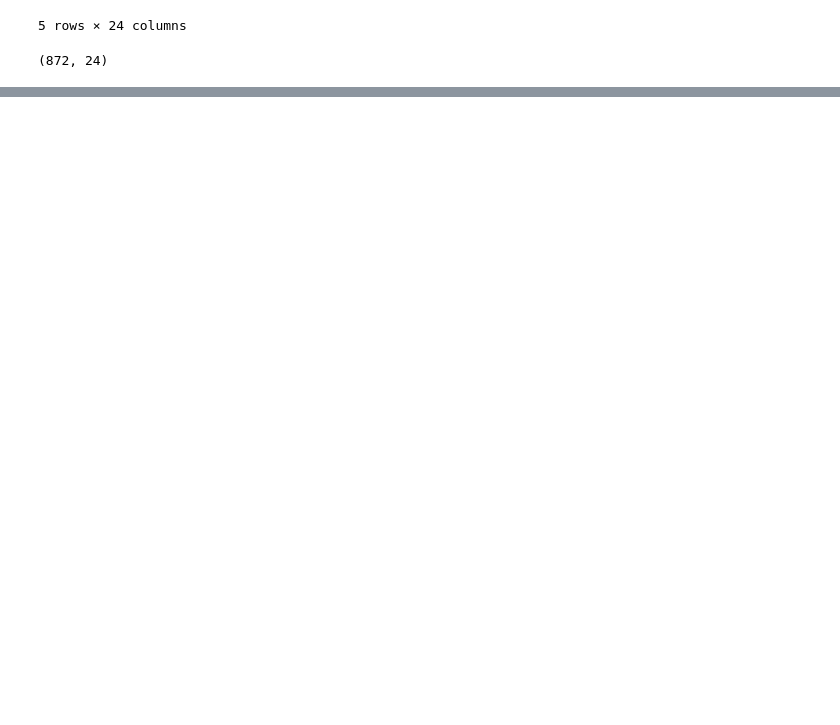
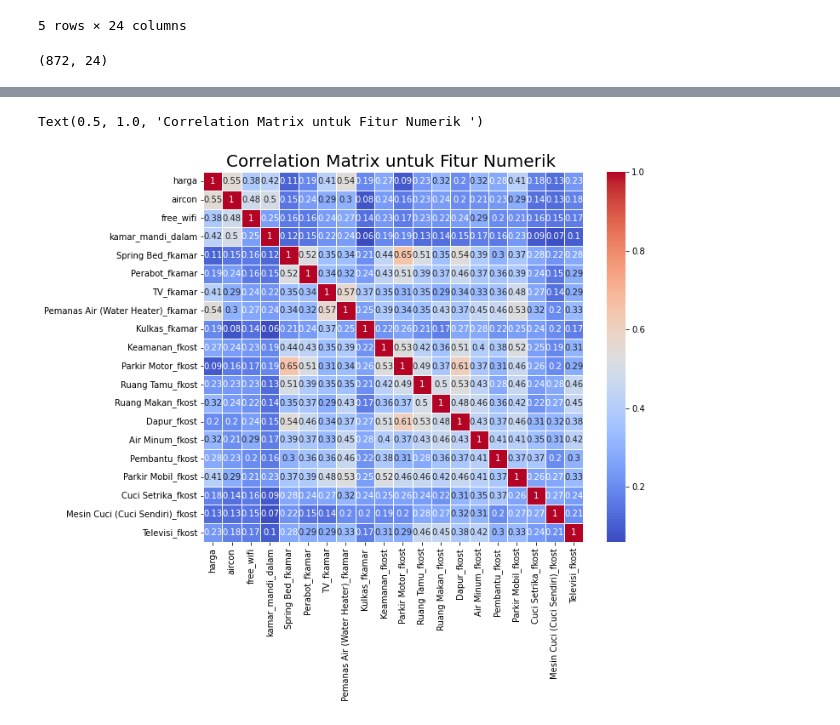
Before and after one commit to IrfanChairurrachman/regression-kost-pricing, a Jupyter notebook: pricing.ipynb, the cells around one changed output, grey strips where cells are left out. Cells and saved outputs as stored; diff of their text form; code cells hidden in the pictures; blank space fills up the shorter version.

Commit message:
feat: add correlation

```diff
--- a/pricing.ipynb
+++ b/pricing.ipynb
@@ -204,0 +280,9 @@ df.to_csv('sewakost_clean.tsv', sep="\t", index = False)
+# %%
+plt.figure(figsize=(10, 8))
+correlation_matrix = kost_clean.corr().round(2)
+
+sns.heatmap(data=correlation_matrix, annot=True, cmap='coolwarm', linewidths=0.5, )
+plt.title("Correlation Matrix untuk Fitur Numerik ", size=20)
+# %% [output]
+Text(0.5, 1.0, 'Correlation Matrix untuk Fitur Numerik ')
+[figure, added]
```
Also changed, not shown: parts of 9 cells of this notebook.
